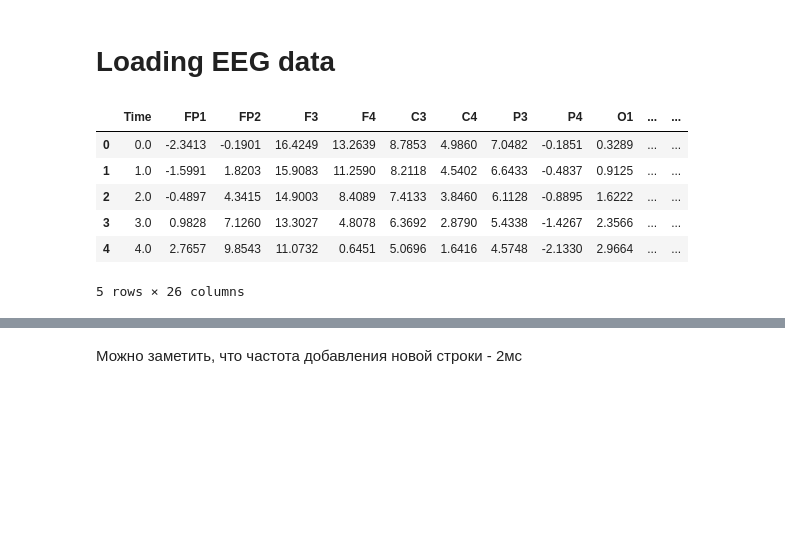
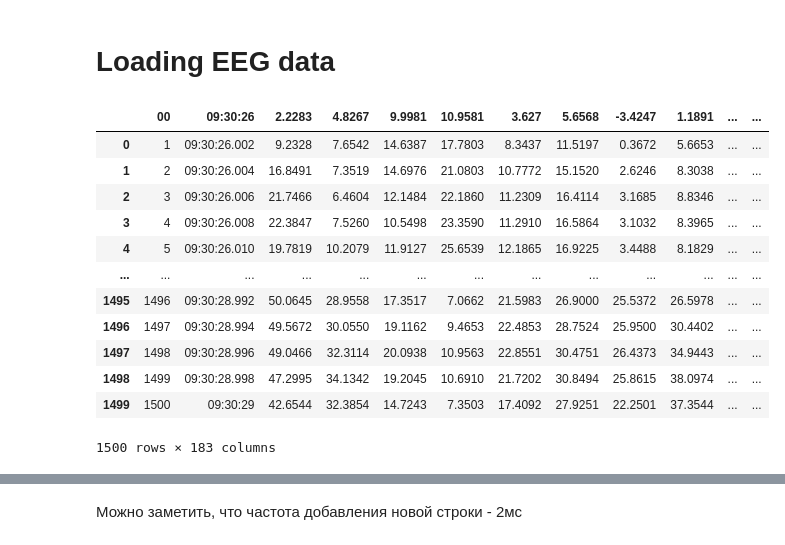
Before and after one commit to VakhromeevaKate/parkinson-disease-eeg, a Jupyter notebook: ParkinsonEEGDetection.ipynb, the cells around one changed output, grey strips where cells are left out. Saved outputs shown, nothing was run; the diff lists cells and outputs as text; code cells hidden in the pictures; blank space fills up the shorter version.

```diff
--- a/ParkinsonEEGDetection.ipynb
+++ b/ParkinsonEEGDetection.ipynb
@@ -93,7 +93,3 @@ sns.set_style('whitegrid')
 #for dirname, _, filenames in os.walk('/kaggle/input'):
 #    for filename in filenames:
 #        print(os.path.join(dirname, filename))
-# %%
-path = '/Users/evakhromeeva/Projects/parkinson-disease-eeg/data/raw/'
-
-df = pd.read_csv(path + 'eeg.txt')
@@ -100,13 +103,19 @@ df = pd.read_csv(path + 'eeg.txt')
 # %%
-df.head()
+df
 # %% [output]
-|  | Time | FP1 | FP2 | F3 | F4 | C3 | C4 | P3 | P4 | O1 | ... | ... |
-| 0 | 0.0 | -2.3413 | -0.1901 | 16.4249 | 13.2639 | 8.7853 | 4.9860 | 7.0482 | -0.1851 | 0.3289 | ... | ... |
-| 1 | 1.0 | -1.5991 | 1.8203 | 15.9083 | 11.2590 | 8.2118 | 4.5402 | 6.6433 | -0.4837 | 0.9125 | ... | ... |
-| 2 | 2.0 | -0.4897 | 4.3415 | 14.9003 | 8.4089 | 7.4133 | 3.8460 | 6.1128 | -0.8895 | 1.6222 | ... | ... |
-| 3 | 3.0 | 0.9828 | 7.1260 | 13.3027 | 4.8078 | 6.3692 | 2.8790 | 5.4338 | -1.4267 | 2.3566 | ... | ... |
-| 4 | 4.0 | 2.7657 | 9.8543 | 11.0732 | 0.6451 | 5.0696 | 1.6416 | 4.5748 | -2.1330 | 2.9664 | ... | ... |
+|  | 00 | 09:30:26 | 2.2283 | 4.8267 | 9.9981 | 10.9581 | 3.627 | 5.6568 | -3.4247 | 1.1891 | ... | ... |
+| 0 | 1 | 09:30:26.002 | 9.2328 | 7.6542 | 14.6387 | 17.7803 | 8.3437 | 11.5197 | 0.3672 | 5.6653 | ... | ... |
+| 1 | 2 | 09:30:26.004 | 16.8491 | 7.3519 | 14.6976 | 21.0803 | 10.7772 | 15.1520 | 2.6246 | 8.3038 | ... | ... |
+| 2 | 3 | 09:30:26.006 | 21.7466 | 6.4604 | 12.1484 | 22.1860 | 11.2309 | 16.4114 | 3.1685 | 8.8346 | ... | ... |
+| 3 | 4 | 09:30:26.008 | 22.3847 | 7.5260 | 10.5498 | 23.3590 | 11.2910 | 16.5864 | 3.1032 | 8.3965 | ... | ... |
+| 4 | 5 | 09:30:26.010 | 19.7819 | 10.2079 | 11.9127 | 25.6539 | 12.1865 | 16.9225 | 3.4488 | 8.1829 | ... | ... |
+| ... | ... | ... | ... | ... | ... | ... | ... | ... | ... | ... | ... | ... |
+| 1495 | 1496 | 09:30:28.992 | 50.0645 | 28.9558 | 17.3517 | 7.0662 | 21.5983 | 26.9000 | 25.5372 | 26.5978 | ... | ... |
+| 1496 | 1497 | 09:30:28.994 | 49.5672 | 30.0550 | 19.1162 | 9.4653 | 22.4853 | 28.7524 | 25.9500 | 30.4402 | ... | ... |
+| 1497 | 1498 | 09:30:28.996 | 49.0466 | 32.3114 | 20.0938 | 10.9563 | 22.8551 | 30.4751 | 26.4373 | 34.9443 | ... | ... |
+| 1498 | 1499 | 09:30:28.998 | 47.2995 | 34.1342 | 19.2045 | 10.6910 | 21.7202 | 30.8494 | 25.8615 | 38.0974 | ... | ... |
+| 1499 | 1500 | 09:30:29 | 42.6544 | 32.3854 | 14.7243 | 7.3503 | 17.4092 | 27.9251 | 22.2501 | 37.3544 | ... | ... |
-5 rows × 26 columns
+1500 rows × 183 columns
 # %%
 path = '/Users/evakhromeeva/Projects/parkinson-disease-eeg/data/preprocessed/'
 
```
Also changed, not shown: parts of 1 cell of this notebook, 1 other file.
